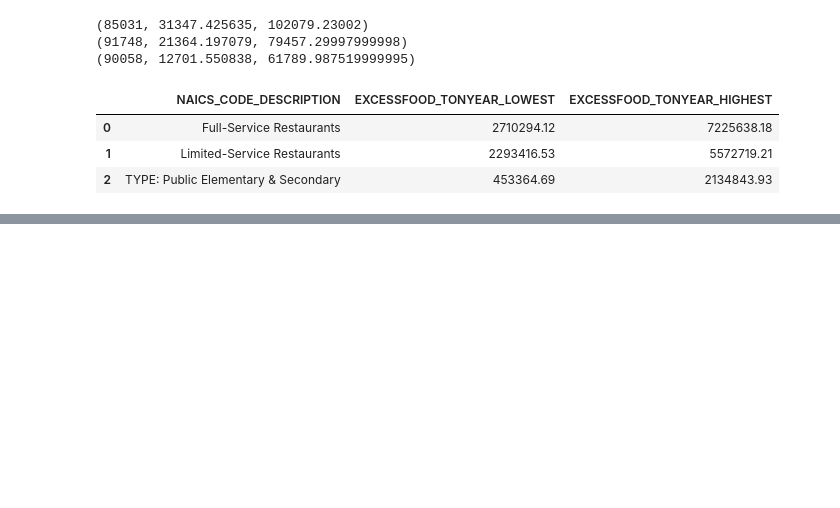
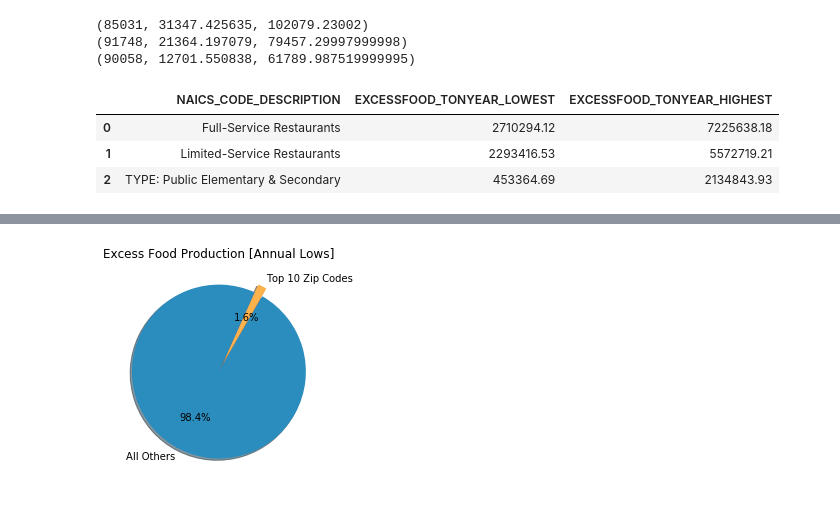
Before and after one commit to m-duval/restaurant_foodbank_analysis, a Jupyter notebook: db_creation.ipynb, the cells around one changed output, grey strips where cells are left out. Saved outputs shown, nothing was run; the diff lists cells and outputs as text; code cells hidden in the pictures; blank space fills up the shorter version.

```diff
--- a/db_creation.ipynb
+++ b/db_creation.ipynb
@@ -265,0 +303,29 @@ conn.close()
+# %%
+# TOP 10 EXCESS COMBINED V ALL OTHER ZIPS
+
+top_10_low_zip = (final_output.groupby('ZIP_CODE')
+                         ['EXCESSFOOD_TONYEAR_LOWEST', 'EXCESSFOOD_TONYEAR_HIGHEST']
+                         .sum().sort_values('EXCESSFOOD_TONYEAR_LOWEST', ascending=False)
+                         .nlargest(10, 'EXCESSFOOD_TONYEAR_LOWEST'))
+
+
+test_list = []
+for cell in top_10_low_zip['EXCESSFOOD_TONYEAR_LOWEST']: test_list.append(cell)
+test_list.append((final_output['EXCESSFOOD_TONYEAR_LOWEST'].sum())-(top_10_low_zip['EXCESSFOOD_TONYEAR_LOWEST'].sum()))
+
+
+fig3, ax3 = plt.subplots()
+ax3.pie(([top_10_low_zip['EXCESSFOOD_TONYEAR_LOWEST'].sum(),
+        ((final_output['EXCESSFOOD_TONYEAR_LOWEST'].sum())
+         -top_10_low_zip['EXCESSFOOD_TONYEAR_LOWEST'].sum())]),
+        labels=['Top 10 Zip Codes', 'All Others'],
+        explode = [.1,0],
+        colors=['#feb24c','#2b8cbe'],
+        autopct='%1.1f%%',
+        shadow=True,
+        startangle=60)
+ax3.set(aspect='equal',title = 'Excess Food Production [Annual Lows]')
+plt.savefig('images/top10vALL.jpg')
+plt.show()
+# %% [output]
+[figure, added]
```
Also changed, not shown: parts of 7 cells of this notebook, 4 other files.
